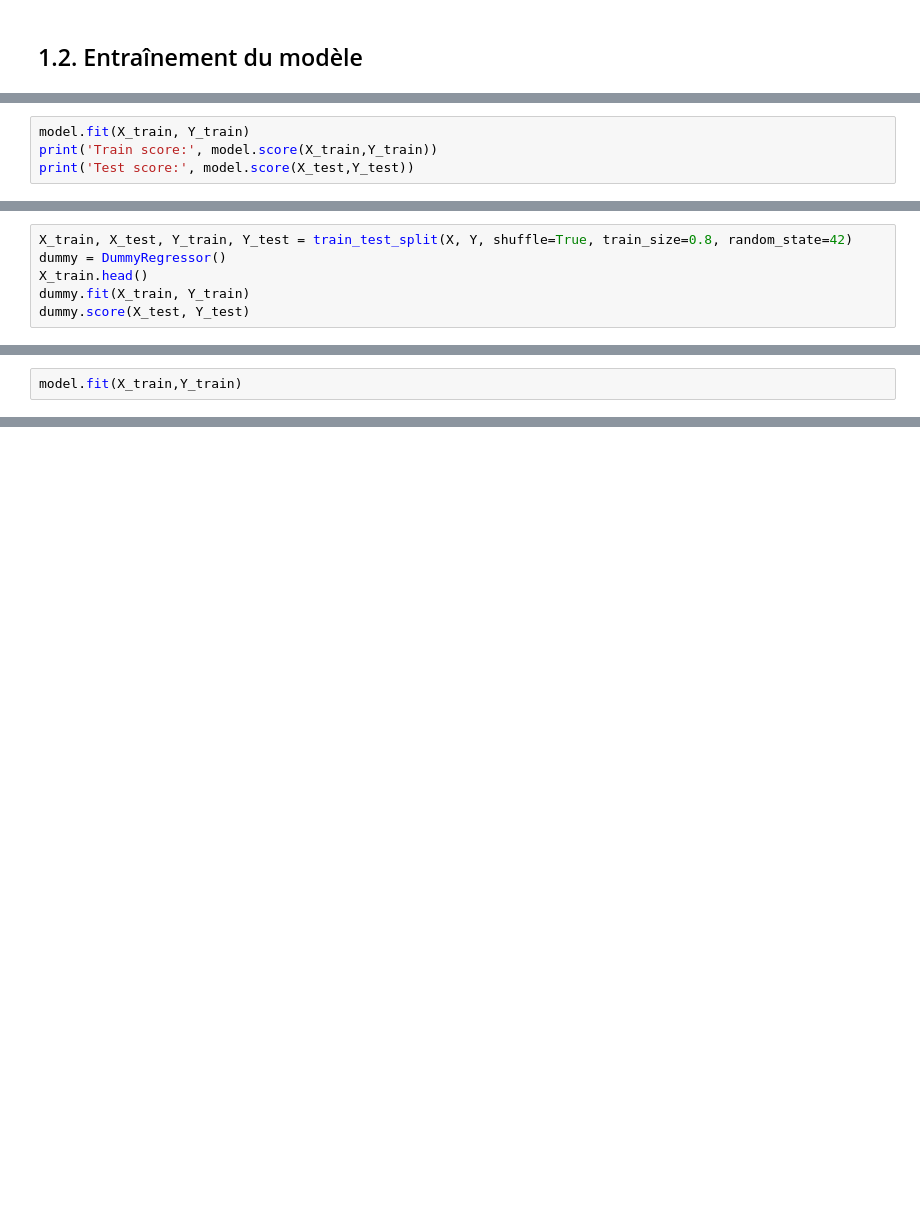
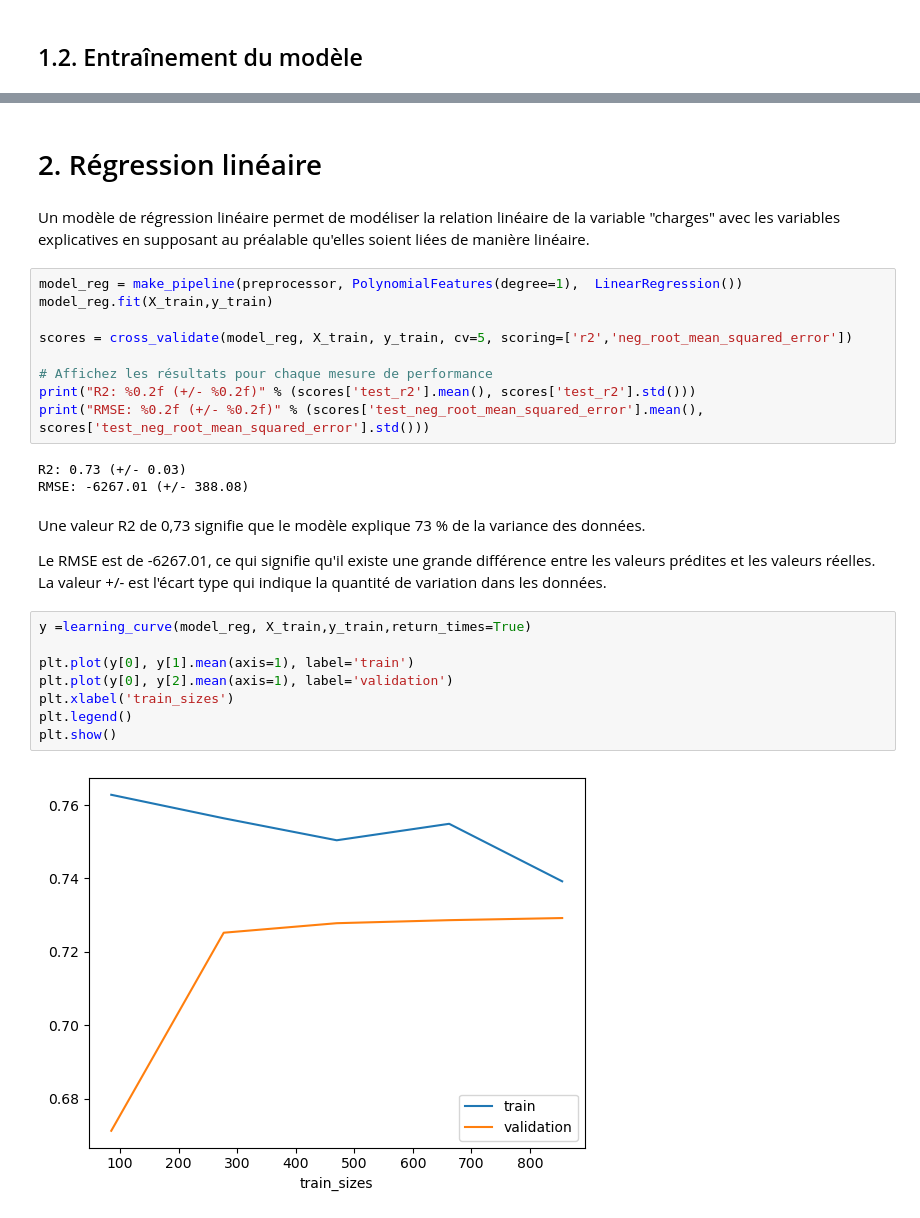
Before and after one commit to Abdellah-R/Projet-ML, a Jupyter notebook: modelisation.ipynb, the cells around one changed output, grey strips where cells are left out. Cells and saved outputs as stored; diff of their text form; blank space fills up the shorter version.

Commit message:
update modelisation

```diff
--- a/modelisation.ipynb
+++ b/modelisation.ipynb
@@ -165,4 +130,0 @@ NameError: name 'train_test_split' is not defined
-# %%
-model.fit(X_train, Y_train)
-print('Train score:', model.score(X_train,Y_train))
-print('Test score:', model.score(X_test,Y_test))
@@ -195,6 +130,0 @@ nan
-# %%
-X_train, X_test, Y_train, Y_test = train_test_split(X, Y, shuffle=True, train_size=0.8, random_state=42)
-dummy = DummyRegressor()
-X_train.head()
-dummy.fit(X_train, Y_train)
-dummy.score(X_test, Y_test)
@@ -237,2 +130,0 @@ array([[0.02173913, 1.        , 0.3212268 , 0.        , 1.        ,
-# %%
-model.fit(X_train,Y_train)
@@ -264,0 +146,30 @@ NameError: name 'mae_column_transformer' is not defined
+# %% [markdown]
+# 2. Régression linéaire
+# %% [markdown]
+Un modèle de régression linéaire permet de modéliser la relation linéaire de la variable "charges" avec les variables explicatives en supposant au préalable qu'elles soient liées de manière linéaire.
+# %%
+model_reg = make_pipeline(preprocessor, PolynomialFeatures(degree=1),  LinearRegression())
+model_reg.fit(X_train,y_train)
+
+scores = cross_validate(model_reg, X_train, y_train, cv=5, scoring=['r2','neg_root_mean_squared_error'])
+
+# Affichez les résultats pour chaque mesure de performance
+print("R2: %0.2f (+/- %0.2f)" % (scores['test_r2'].mean(), scores['test_r2'].std()))
+print("RMSE: %0.2f (+/- %0.2f)" % (scores['test_neg_root_mean_squared_error'].mean(), scores['test_neg_root_mean_squared_error'].std()))
+# %% [output]
+R2: 0.73 (+/- 0.03)
+RMSE: -6267.01 (+/- 388.08)
+# %% [markdown]
+Une valeur R2 de 0,73 signifie que le modèle explique 73 % de la variance des données.<br>
+
+Le RMSE est de -6267.01, ce qui signifie qu'il existe une grande différence entre les valeurs prédites et les valeurs réelles.  La valeur +/- est l'écart type qui indique la quantité de variation dans les données.
+# %%
+y =learning_curve(model_reg, X_train,y_train,return_times=True)
+
+plt.plot(y[0], y[1].mean(axis=1), label='train')
+plt.plot(y[0], y[2].mean(axis=1), label='validation')
+plt.xlabel('train_sizes')
+plt.legend()
+plt.show()
+# %% [output]
+[figure, added]
```
Also changed, not shown: parts of 62 cells of this notebook, 3 other files.
